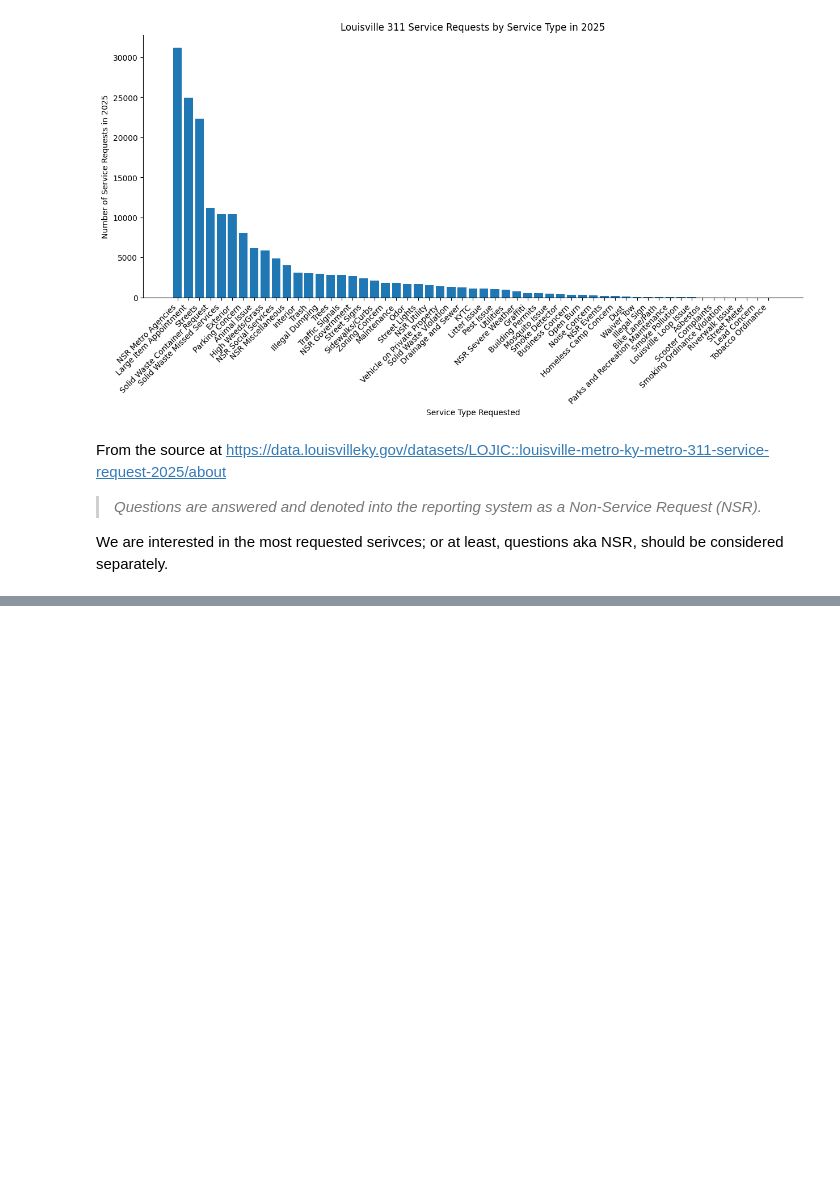
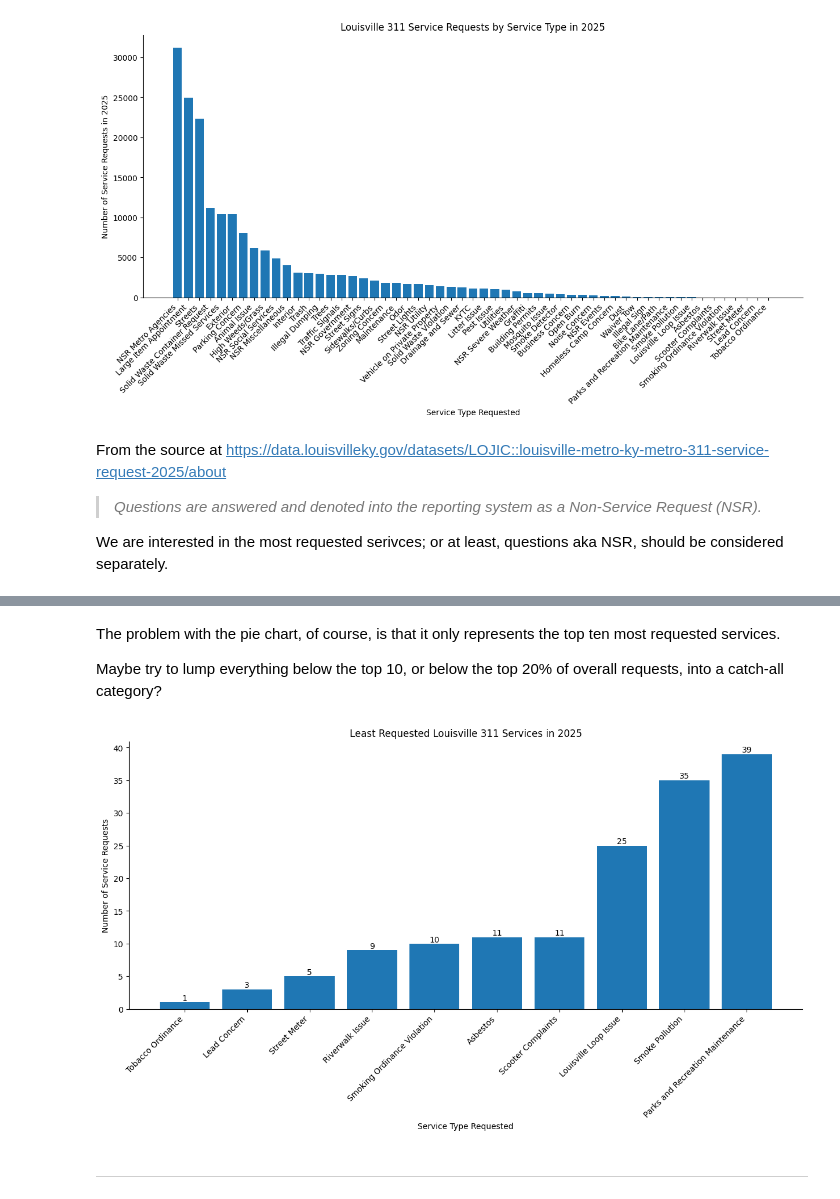
Before and after one commit to peachfiend-42/LouKY_311_Exploration, a Jupyter notebook: LouKY_311_Exploration/initial_views.ipynb, the cells around one changed output, grey strips where cells are left out. Cells and saved outputs as stored; diff of their text form; code cells hidden in the pictures; blank space fills up the shorter version.

```diff
--- a/LouKY_311_Exploration/initial_views.ipynb
+++ b/LouKY_311_Exploration/initial_views.ipynb
@@ -503,0 +566,28 @@ Series([], Name: service_name, dtype: str)
+# %% [markdown]
+The problem with the pie chart, of course, is that it only represents the top ten most requested services.
+
+Maybe try to lump everything below the top 10, or below the top 20% of overall requests, into a catch-all category?
+# %%
+# count requests by service_name
+bot_sr = sr_counts.nsmallest(10)
+
+# set a reasonable plot size
+plt.figure(figsize=(15,6))
+
+# make it more readable
+plt.xlabel("Service Type Requested")
+plt.ylabel("Number of Service Requests")
+plt.title("Least Requested Louisville 311 Services in 2025")
+plt.xticks(rotation=45, ha='right')
+ax = plt.gca()
+ax.spines['top'].set_visible(False)
+ax.spines['right'].set_visible(False)
+
+plt.bar(bot_sr.index,bot_sr.values)
+ax.bar_label(ax.containers[0],label_type='edge', fmt='{:,.0f}')
+
+plt.show()
+# %% [output]
+[figure, added]
+# %% [markdown]
+---
```
Also changed, not shown: parts of 10 cells of this notebook.
